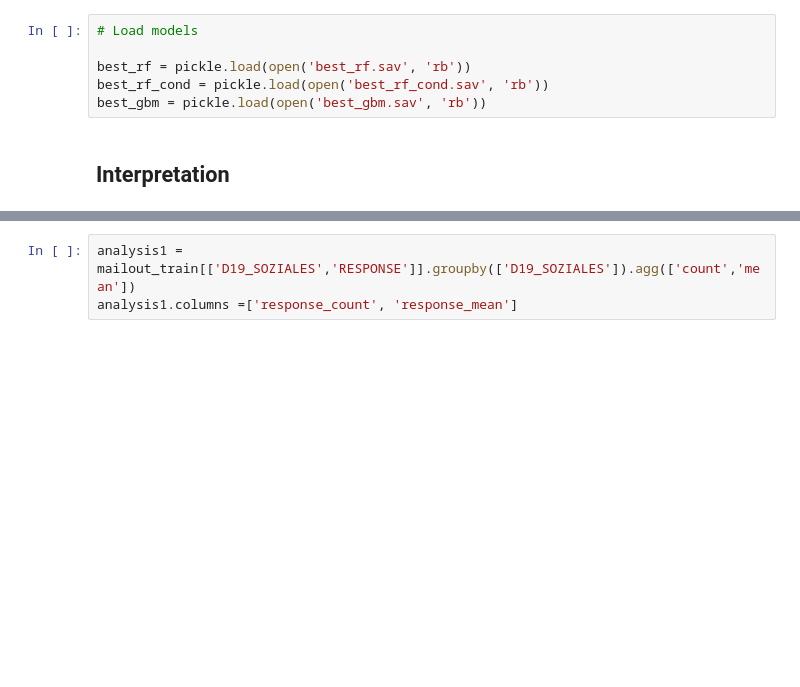
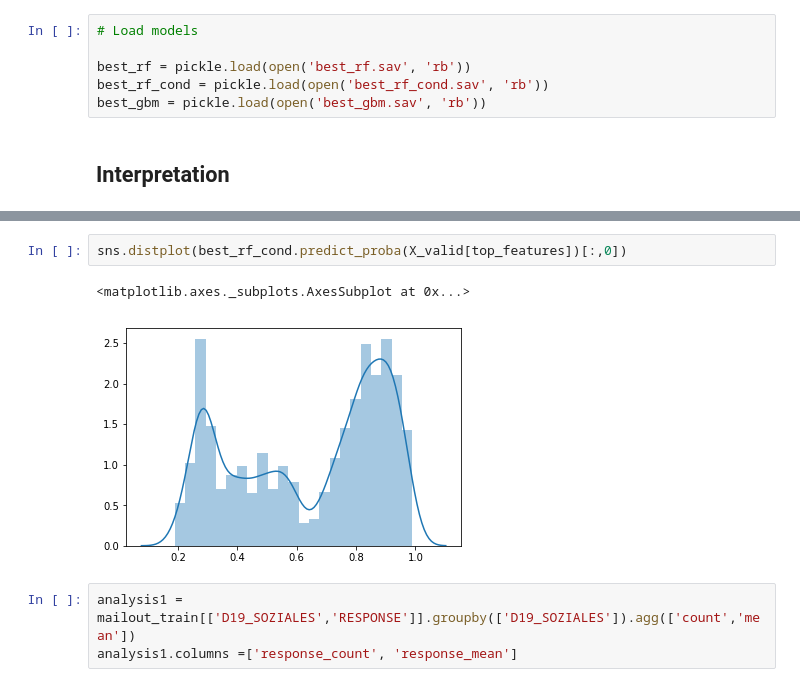
Before and after one commit to mfgriffin467/aws_udacity_mle_capstone, a Jupyter notebook: Arvato Project Workbook.ipynb, the cells around one changed output, grey strips where cells are left out. Drawn from its saved outputs; the diff is of its cells as text; blank space fills up the shorter version.

```diff
--- a/Arvato Project Workbook.ipynb
+++ b/Arvato Project Workbook.ipynb
@@ -1226,3 +1231,8 @@ best_gbm = pickle.load(open('best_gbm.sav', 'rb'))
+# %%
+sns.distplot(best_rf_cond.predict_proba(X_valid[top_features])[:,0])
+# %% [output]
+<matplotlib.axes._subplots.AxesSubplot at 0x...>
+[figure, added]
 # %%
 analysis1 = mailout_train[['D19_SOZIALES','RESPONSE']].groupby(['D19_SOZIALES']).agg(['count','mean'])
 analysis1.columns =['response_count', 'response_mean']
```
Also changed, not shown: parts of 55 cells of this notebook, 1 other file.
